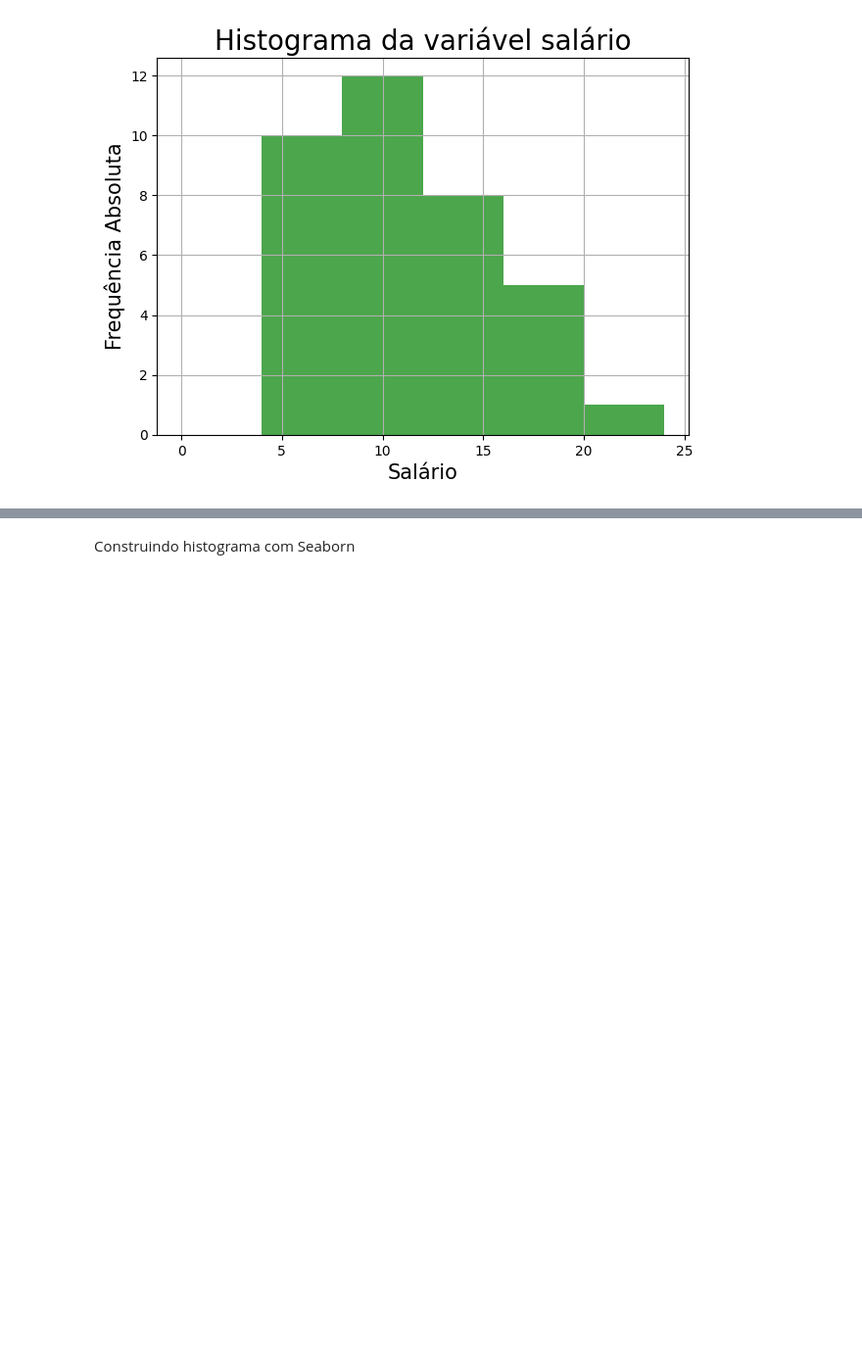
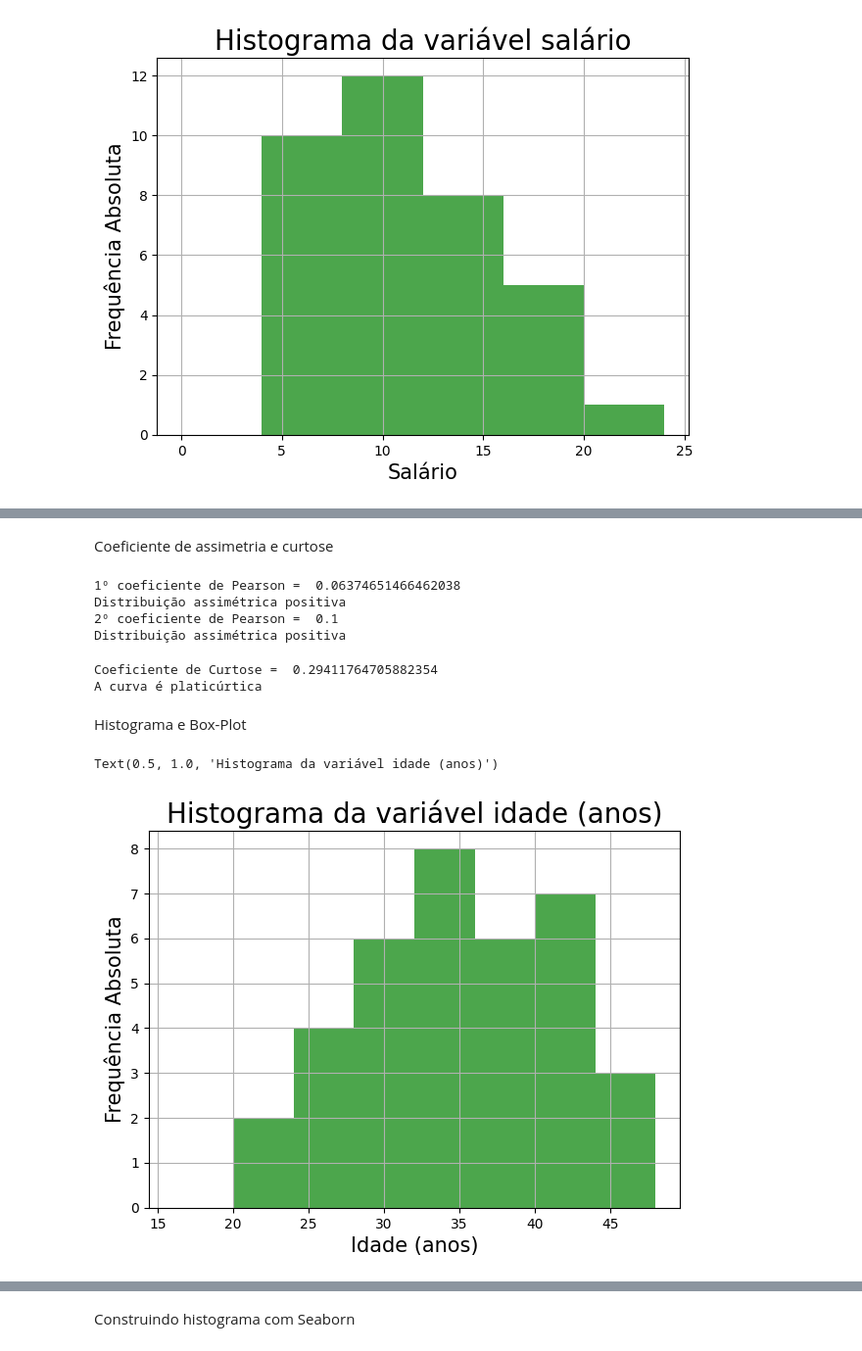
Before and after one commit to pirgus/Analise-Exploratoria-de-Dados, a Jupyter notebook: analise_exploratoria.ipynb, the cells around one changed output, grey strips where cells are left out. Shown at 98% size. Cells and saved outputs as stored; diff of their text form; code cells hidden in the pictures; blank space fills up the shorter version.

```diff
--- a/analise_exploratoria.ipynb
+++ b/analise_exploratoria.ipynb
@@ -488,0 +643,60 @@ Text(0.5, 1.0, 'Histograma da variável salário')
+# %% [markdown]
+Coeficiente de assimetria e curtose
+# %%
+# calculo dos coeficientes de assimetria
+# 1o coeficiente de pearson
+p_coef_pearson = (media_idade - moda_idade) / desvpad_idade
+print("1º coeficiente de Pearson = ", p_coef_pearson)
+if(p_coef_pearson == 0):
+    print("Distribuição simétrica")
+elif(p_coef_pearson > 0):
+    print("Distribuição assimétrica positiva")
+else:
+    print("Distribuição assimétrica negativa")
+
+
+# 2o coeficiente de pearson
+q1 = df_idade.quantile(0.25)
+q2 = df_idade.quantile(0.50)
+q3 = df_idade.quantile(0.75)
+s_coef_pearson = (q3 + q1 - 2 *mediana_idade) / (q3 - q1)
+print("2º coeficiente de Pearson = ", s_coef_pearson)
+if(s_coef_pearson == 0):
+    print("Distribuição simétrica")
+elif(s_coef_pearson > 0):
+    print("Distribuição assimétrica positiva")
+else:
+    print("Distribuição assimétrica negativa")
+# %% [output]
+1º coeficiente de Pearson =  0.06374651466462038
+Distribuição assimétrica positiva
+2º coeficiente de Pearson =  0.1
+Distribuição assimétrica positiva
+# %%
+# coeficiente de curtose / achatamento
+p90 = df_idade.quantile(0.9)
+p10 = df_idade.quantile(0.1)
+curtose = (q3 - q1) / (2*(p90 - p10))
+# print(df_salario.kurt())
+print("Coeficiente de Curtose = ", curtose)
+if(curtose == 0.263):
+    print("A curva é mesocúrtica")
+elif(curtose < 0.263):
+    print("A curva é letocúrtica")
+else:
+    print("A curva é platicúrtica")
+# %% [output]
+Coeficiente de Curtose =  0.29411764705882354
+A curva é platicúrtica
+# %% [markdown]
+Histograma e Box-Plot
+# %%
+inferior = df_milsa['Anos'].min() - 4
+superior = df_milsa['Anos'].max() + 4
+df_milsa['Anos'].hist(bins=range(inferior, superior, 4), figsize = (7,5), color='green',alpha=0.7)
+plt.xlabel('Idade (anos)', fontsize=15)
+plt.ylabel('Frequência Absoluta', fontsize=15)
+plt.title('Histograma da variável idade (anos)', fontsize=20)
+# %% [output]
+Text(0.5, 1.0, 'Histograma da variável idade (anos)')
+[figure, added]
```
Also changed, not shown: parts of 26 cells of this notebook.
